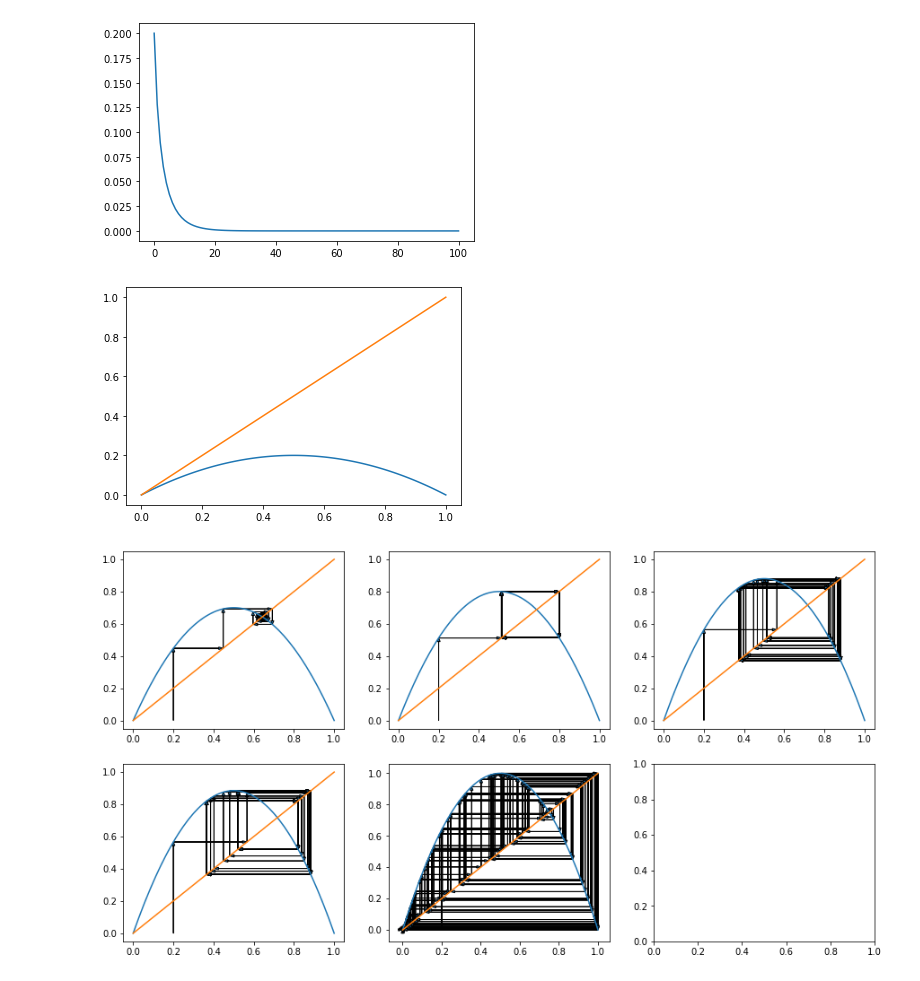
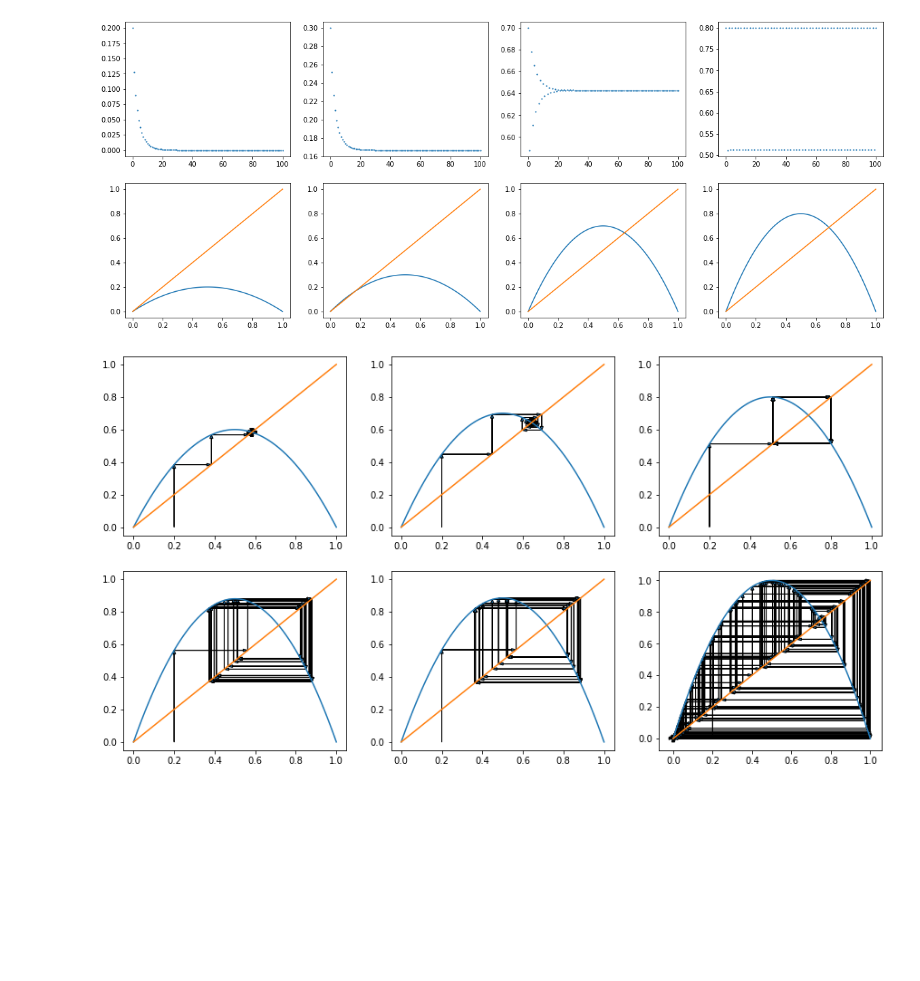
Before and after one commit to pcchen/Computation-in-Physics, a Jupyter notebook: 108022119/Logistic map.ipynb, the cells around one changed output. Cells and saved outputs as stored; diff of their text form; code cells hidden in the pictures; blank space fills up the shorter version.

```diff
--- a/108022119/Logistic map.ipynb
+++ b/108022119/Logistic map.ipynb
@@ -10,34 +17,38 @@ def f(a, x):
 # %%
-a = 0.8
+a = [0.8, 1.2, 2.8, 3.2]
 x0 = 0.5
 nmax = 100
 
+fig, ax = plt.subplots(ncols=4, nrows=2, figsize=(5*4, 4*2))
+ax = ax.flatten()
 
 xn = np.zeros(nmax+1)
 n = np.zeros(nmax+1)
 
-xn[0] = f(a, x0)
+for j in range(len(a)):
 
-for i in range(nmax):
+    xn[0] = f(a[j], x0)
 
-    xn[i+1] = f(a, xn[i])
-    n[i+1] = i+1
+    for i in range(nmax):
 
-plt.plot(n, xn)
+        xn[i+1] = f(a[j], xn[i])
+        n[i+1] = i+1
+
+    ax[j].plot(n, xn, 'o', markersize = 1.2)
+
+    x = np.linspace(0, 1, 100)
+    y = f(a[j], x)
+    yl = x
+
+    ax[j+4].plot(x, y)
+    ax[j+4].plot(x, yl)
+
+
 plt.show()
-
-x = np.linspace(0, 1, 100)
-y = f(a, x)
-yl = x
-
-plt.plot(x, y)
-plt.plot(x, yl)
-plt.show()
 # %% [output]
-[figure, old version]
+[figure, new version]
-[figure, removed]
 # %%
-a = [2.80, 3.20, 3.52, 3.54, 4.00]
+a = [2.40, 2.80, 3.20, 3.52, 3.54, 4.00]
 
 x1 = np.zeros(200)
 y1 = np.zeros(200)
@@ -71,5 +82,5 @@ for j in range(len(a)):
 
 plt.show()
 # %% [output]
-[figure, old version]
+[figure, new version]
 # %%
```
Also changed, not shown: parts of 4 cells of this notebook.
